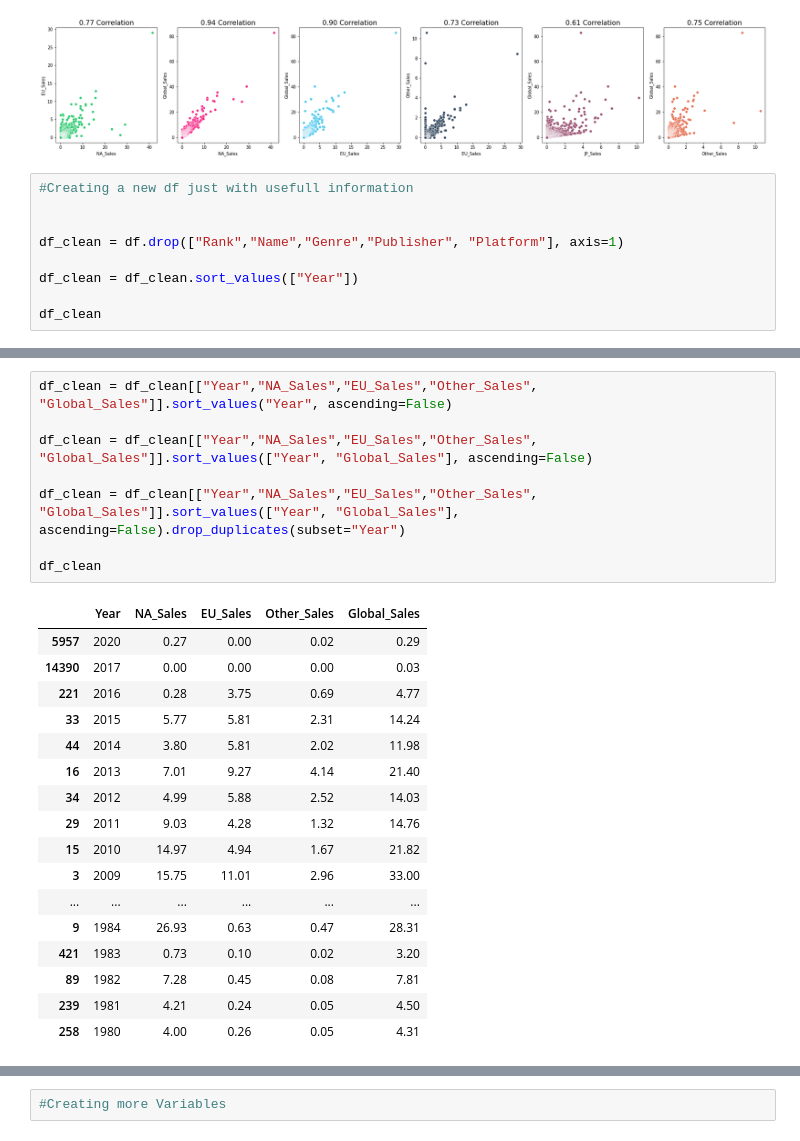
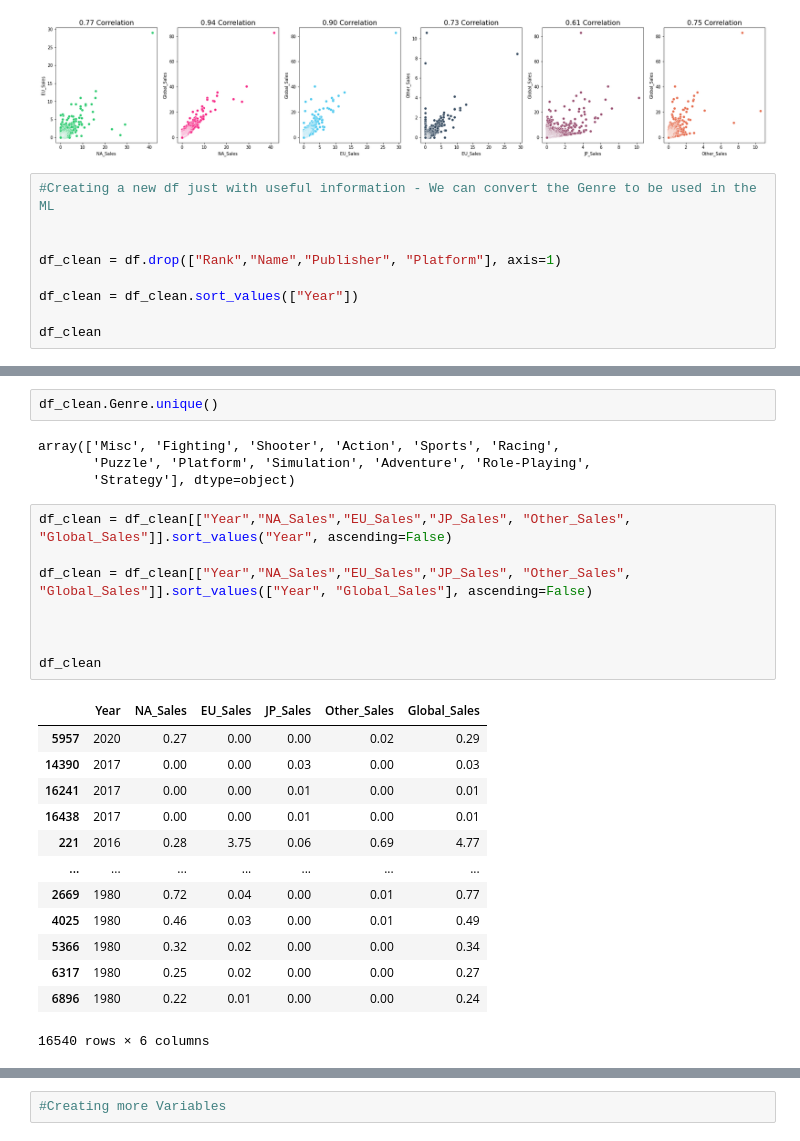
Before and after one commit to lgbongiolo/Video-Game-Sales, a Jupyter notebook: Video Games Sales .ipynb, the cells around one changed output, grey strips where cells are left out. Cells and saved outputs as stored; diff of their text form.

```diff
--- a/Video Games Sales .ipynb
+++ b/Video Games Sales .ipynb
@@ -693,10 +774,10 @@ plt.show();
 # %% [output]
 [figure]
 # %%
-#Creating a new df just with usefull information
+#Creating a new df just with useful information - We can convert the Genre to be used in the ML
 
 
-df_clean = df.drop(["Rank","Name","Genre","Publisher", "Platform"], axis=1)
+df_clean = df.drop(["Rank","Name","Publisher", "Platform"], axis=1)
 
 df_clean = df_clean.sort_values(["Year"])
 
@@ -718,26 +799,28 @@ df_clean
+# %%
+df_clean.Genre.unique()
+# %% [output]
+array(['Misc', 'Fighting', 'Shooter', 'Action', 'Sports', 'Racing',
+       'Puzzle', 'Platform', 'Simulation', 'Adventure', 'Role-Playing',
+       'Strategy'], dtype=object)
 # %%
-df_clean = df_clean[["Year","NA_Sales","EU_Sales","Other_Sales", "Global_Sales"]].sort_values("Year", ascending=False)
+df_clean = df_clean[["Year","NA_Sales","EU_Sales","JP_Sales", "Other_Sales", "Global_Sales"]].sort_values("Year", ascending=False)
 
-df_clean = df_clean[["Year","NA_Sales","EU_Sales","Other_Sales", "Global_Sales"]].sort_values(["Year", "Global_Sales"], ascending=False)
+df_clean = df_clean[["Year","NA_Sales","EU_Sales","JP_Sales", "Other_Sales", "Global_Sales"]].sort_values(["Year", "Global_Sales"], ascending=False)
 
-df_clean = df_clean[["Year","NA_Sales","EU_Sales","Other_Sales", "Global_Sales"]].sort_values(["Year", "Global_Sales"], ascending=False).drop_duplicates(subset="Year")
+
 
 df_clean
 # %% [output]
-|  | Year | NA_Sales | EU_Sales | Other_Sales | Global_Sales |
-| 5957 | 2020 | 0.27 | 0.00 | 0.02 | 0.29 |
-| 14390 | 2017 | 0.00 | 0.00 | 0.00 | 0.03 |
-| 221 | 2016 | 0.28 | 3.75 | 0.69 | 4.77 |
-| 33 | 2015 | 5.77 | 5.81 | 2.31 | 14.24 |
-| 44 | 2014 | 3.80 | 5.81 | 2.02 | 11.98 |
-| 16 | 2013 | 7.01 | 9.27 | 4.14 | 21.40 |
-| 34 | 2012 | 4.99 | 5.88 | 2.52 | 14.03 |
-| 29 | 2011 | 9.03 | 4.28 | 1.32 | 14.76 |
-| 15 | 2010 | 14.97 | 4.94 | 1.67 | 21.82 |
-| 3 | 2009 | 15.75 | 11.01 | 2.96 | 33.00 |
-| ... | ... | ... | ... | ... | ... |
-| 9 | 1984 | 26.93 | 0.63 | 0.47 | 28.31 |
-| 421 | 1983 | 0.73 | 0.10 | 0.02 | 3.20 |
-| 89 | 1982 | 7.28 | 0.45 | 0.08 | 7.81 |
-| 239 | 1981 | 4.21 | 0.24 | 0.05 | 4.50 |
-| 258 | 1980 | 4.00 | 0.26 | 0.05 | 4.31 |
+|  | Year | NA_Sales | EU_Sales | JP_Sales | Other_Sales | Global_Sales |
+| 5957 | 2020 | 0.27 | 0.00 | 0.00 | 0.02 | 0.29 |
+| 14390 | 2017 | 0.00 | 0.00 | 0.03 | 0.00 | 0.03 |
+| 16241 | 2017 | 0.00 | 0.00 | 0.01 | 0.00 | 0.01 |
+| 16438 | 2017 | 0.00 | 0.00 | 0.01 | 0.00 | 0.01 |
+| 221 | 2016 | 0.28 | 3.75 | 0.06 | 0.69 | 4.77 |
+| ... | ... | ... | ... | ... | ... | ... |
+| 2669 | 1980 | 0.72 | 0.04 | 0.00 | 0.01 | 0.77 |
+| 4025 | 1980 | 0.46 | 0.03 | 0.00 | 0.01 | 0.49 |
+| 5366 | 1980 | 0.32 | 0.02 | 0.00 | 0.00 | 0.34 |
+| 6317 | 1980 | 0.25 | 0.02 | 0.00 | 0.00 | 0.27 |
+| 6896 | 1980 | 0.22 | 0.01 | 0.00 | 0.00 | 0.24 |
+16540 rows × 6 columns
```
Also changed, not shown: parts of 31 cells of this notebook.
